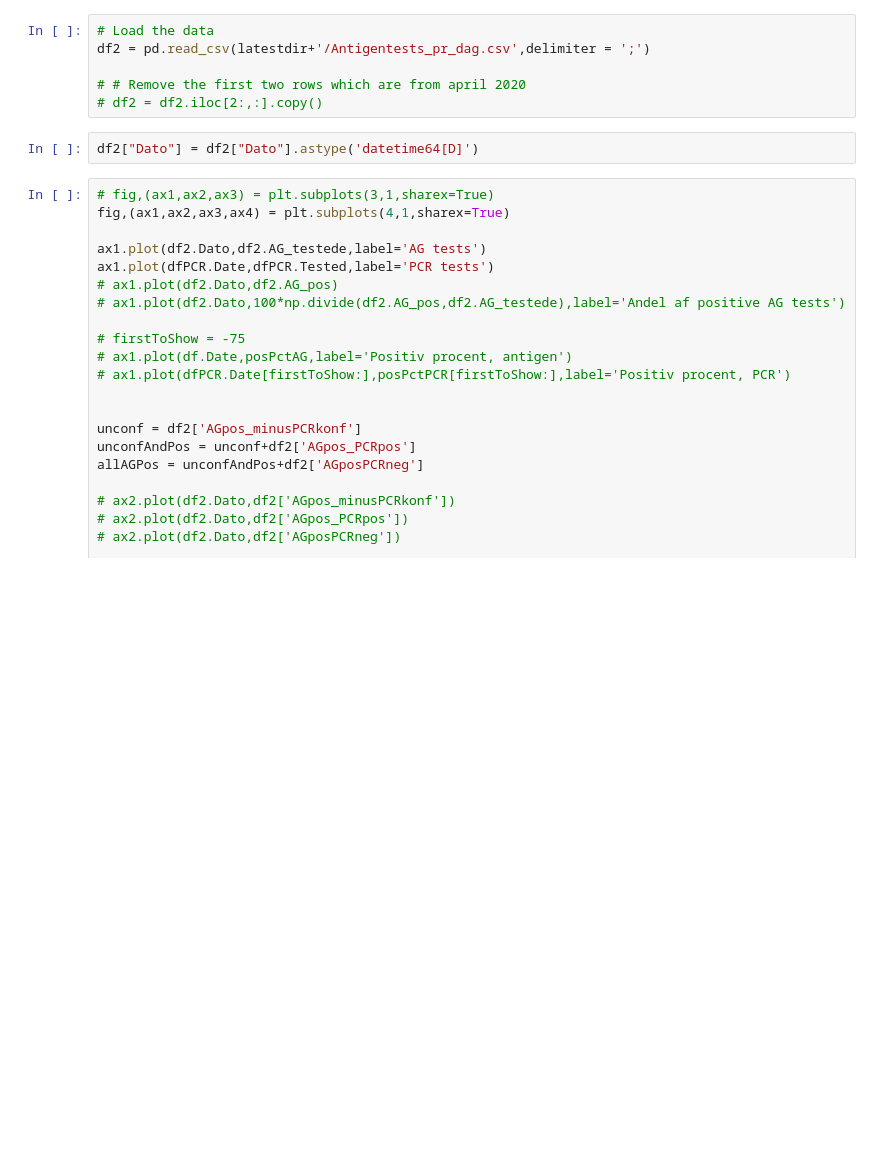
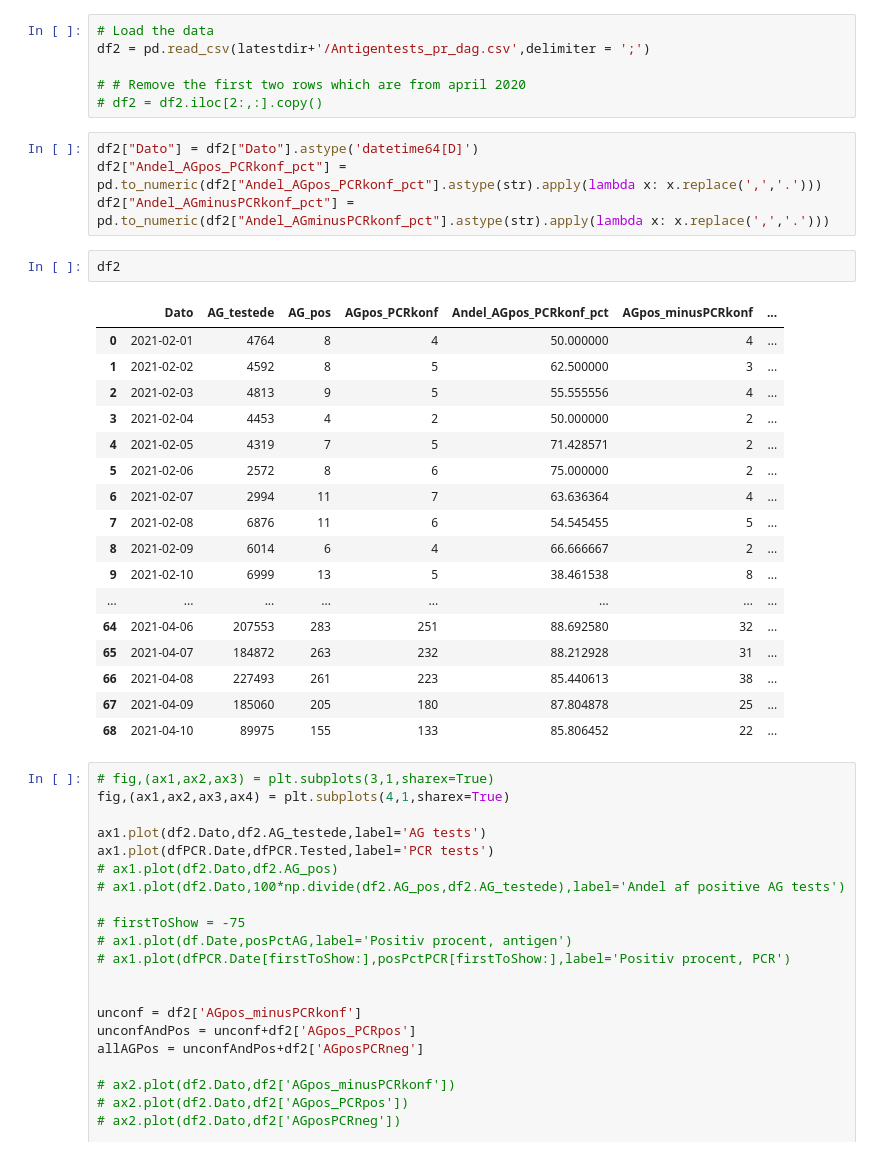
Before and after one commit to PandemiXcenter/PandemiX, a Jupyter notebook: DanskeData/antigen_test.ipynb, the cells around one changed output. Drawn from its saved outputs; the diff is of its cells as text; blank space fills up the shorter version.

```diff
--- a/DanskeData/antigen_test.ipynb
+++ b/DanskeData/antigen_test.ipynb
@@ -170,8 +170,30 @@ df2 = pd.read_csv(latestdir+'/Antigentests_pr_dag.csv',delimiter = ';')
 
 # # Remove the first two rows which are from april 2020
 # df2 = df2.iloc[2:,:].copy()
-# %%
-df2["Dato"] = df2["Dato"].astype('datetime64[D]')
+# %%
+df2["Dato"] = df2["Dato"].astype('datetime64[D]')
+df2["Andel_AGpos_PCRkonf_pct"] = pd.to_numeric(df2["Andel_AGpos_PCRkonf_pct"].astype(str).apply(lambda x: x.replace(',','.')))
+df2["Andel_AGminusPCRkonf_pct"] = pd.to_numeric(df2["Andel_AGminusPCRkonf_pct"].astype(str).apply(lambda x: x.replace(',','.')))
+# %%
+df2
+# %% [output]
+|  | Dato | AG_testede | AG_pos | AGpos_PCRkonf | Andel_AGpos_PCRkonf_pct | AGpos_minusPCRkonf | ... |
+| 0 | 2021-02-01 | 4764 | 8 | 4 | 50.000000 | 4 | ... |
+| 1 | 2021-02-02 | 4592 | 8 | 5 | 62.500000 | 3 | ... |
+| 2 | 2021-02-03 | 4813 | 9 | 5 | 55.555556 | 4 | ... |
+| 3 | 2021-02-04 | 4453 | 4 | 2 | 50.000000 | 2 | ... |
+| 4 | 2021-02-05 | 4319 | 7 | 5 | 71.428571 | 2 | ... |
+| 5 | 2021-02-06 | 2572 | 8 | 6 | 75.000000 | 2 | ... |
+| 6 | 2021-02-07 | 2994 | 11 | 7 | 63.636364 | 4 | ... |
+| 7 | 2021-02-08 | 6876 | 11 | 6 | 54.545455 | 5 | ... |
+| 8 | 2021-02-09 | 6014 | 6 | 4 | 66.666667 | 2 | ... |
+| 9 | 2021-02-10 | 6999 | 13 | 5 | 38.461538 | 8 | ... |
+| ... | ... | ... | ... | ... | ... | ... | ... |
+| 64 | 2021-04-06 | 207553 | 283 | 251 | 88.692580 | 32 | ... |
+| 65 | 2021-04-07 | 184872 | 263 | 232 | 88.212928 | 31 | ... |
+| 66 | 2021-04-08 | 227493 | 261 | 223 | 85.440613 | 38 | ... |
+| 67 | 2021-04-09 | 185060 | 205 | 180 | 87.804878 | 25 | ... |
+| 68 | 2021-04-10 | 89975 | 155 | 133 | 85.806452 | 22 | ... |
 # %%
 # fig,(ax1,ax2,ax3) = plt.subplots(3,1,sharex=True)
 fig,(ax1,ax2,ax3,ax4) = plt.subplots(4,1,sharex=True)
```
Also changed, not shown: parts of 9 cells of this notebook, 57 other files.
